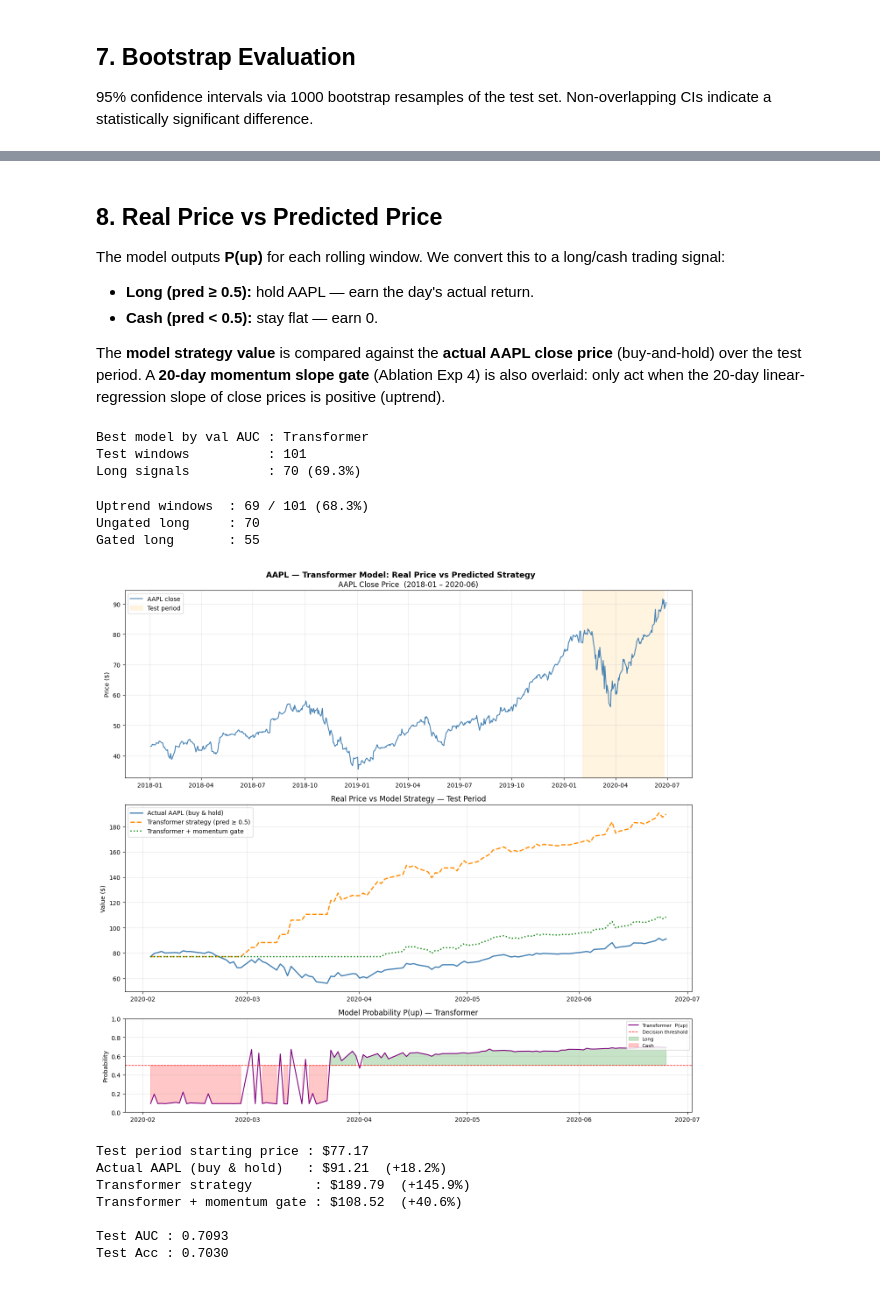
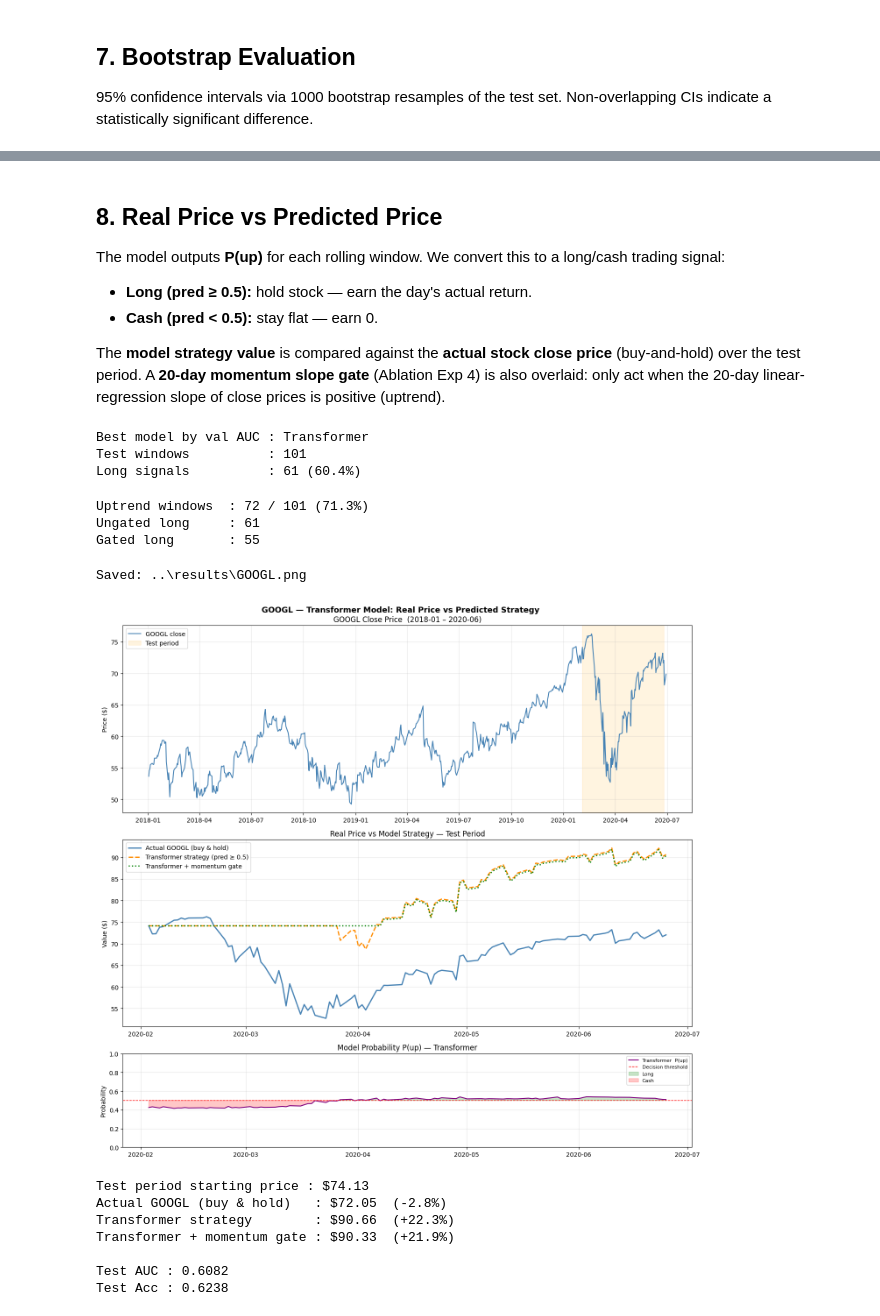
Before and after one commit to Plouc314/quant-sentiment-score, a Jupyter notebook: notebooks/CompletePipeline.ipynb, the cells around one changed output, grey strips where cells are left out. Cells and saved outputs as stored; diff of their text form; code cells hidden in the pictures.

```diff
--- a/notebooks/CompletePipeline.ipynb
+++ b/notebooks/CompletePipeline.ipynb
@@ -43,7 +43,7 @@ from sentiment.model import (
     collect_predictions,
 )
 
-TICKER = "AAPL"
+TICKER = "GOOGL"
 START  = pd.Timestamp("2018-01-01", tz="UTC")
 END    = pd.Timestamp("2020-06-30", tz="UTC")
 WINDOW = 64          # best from ablation Exp 1
@@ -106,9 +106,9 @@ for path in sorted(NEWS_DIR.glob("*.parquet")):
     mask = monthly["tickers"].apply(
         lambda t: (TICKER in t) if t is not None else False
     )
-    aapl = monthly[mask]
-    if not aapl.empty:
-        article_rows.append(aapl)
+    stock = monthly[mask]
+    if not stock.empty:
+        article_rows.append(stock)
 
 if article_rows:
     news_df = pd.concat(article_rows, ignore_index=True)
@@ -117,7 +117,7 @@ if article_rows:
         (news_df["publish_date"] >= START_DATE) &
         (news_df["publish_date"] <= END_DATE)
     ].reset_index(drop=True)
-    print(f"AAPL articles : {len(news_df)}")
+    print(f"stock articles : {len(news_df)}")
     print(f"Date range    : {news_df['publish_date'].min()} → {news_df['publish_date'].max()}")
     monthly_counts = (
         news_df.groupby(news_df["publish_date"].apply(lambda d: d.strftime("%Y-%m")))
@@ -127,5 +127,5 @@ if article_rows:
     print(monthly_counts.to_string())
 else:
     news_df = pd.DataFrame()
-    print("No AAPL articles found — sentiment features will be zero vectors")
+    print("No stock articles found — sentiment features will be zero vectors")
 # %% [output]
@@ -455,10 +461,10 @@ plt.show()
 The model outputs **P(up)** for each rolling window.  We convert this to a
 long/cash trading signal:
 
-- **Long (pred ≥ 0.5):** hold AAPL — earn the day's actual return.
+- **Long (pred ≥ 0.5):** hold stock — earn the day's actual return.
 - **Cash (pred < 0.5):** stay flat — earn 0.
 
-The **model strategy value** is compared against the **actual AAPL close price**
+The **model strategy value** is compared against the **actual stock close price**
 (buy-and-hold) over the test period.  A **20-day momentum slope gate** (Ablation
 Exp 4) is also overlaid: only act when the 20-day linear-regression slope of
 close prices is positive (uptrend).
@@ -479,7 +485,7 @@ print(f"Long signals          : {preds.sum()} ({preds.mean():.1%})")
 # %% [output]
 Best model by val AUC : Transformer
 Test windows          : 101
-Long signals          : 70 (69.3%)
+Long signals          : 61 (60.4%)
 # %%
 # Momentum slope gate — Ablation Exp 4
 # Only act on model signal when 20-day slope is positive (uptrend).
@@ -510,8 +516,8 @@ print(f"Uptrend windows  : {uptrend_mask.sum()} / {len(uptrend_mask)} ({uptrend_
 print(f"Ungated long     : {preds.sum()}")
 print(f"Gated long       : {preds_gated.sum()}")
 # %% [output]
-Uptrend windows  : 69 / 101 (68.3%)
-Ungated long     : 70
+Uptrend windows  : 72 / 101 (71.3%)
+Ungated long     : 61
 Gated long       : 55
 # %%
 # Price series aligned to test window dates
@@ -528,23 +534,23 @@ full_close = close_series  # for context panel
 fig, axes = plt.subplots(3, 1, figsize=(14, 13),
                           gridspec_kw={"height_ratios": [2, 2, 1]})
 fig.suptitle(
-    f"AAPL — {best_name} Model: Real Price vs Predicted Strategy",
+    f"{TICKER} — {best_name} Model: Real Price vs Predicted Strategy",
     fontsize=13, fontweight="bold"
 )
 
-# Panel 1: full AAPL close price with test period shaded
+# Panel 1: full stock close price with test period shaded
 axes[0].plot(full_close.index, full_close.values, color="steelblue",
-             linewidth=1.5, label="AAPL close")
+             linewidth=1.5, label=f"{TICKER} close")
 axes[0].axvspan(actual_test_prices.index[0], actual_test_prices.index[-1],
                 alpha=0.12, color="orange", label="Test period")
-axes[0].set_title("AAPL Close Price  (2018-01 – 2020-06)")
+axes[0].set_title(f"{TICKER} Close Price  (2018-01 – 2020-06)")
 axes[0].set_ylabel("Price ($)")
 axes[0].legend(loc="upper left")
 axes[0].grid(True, alpha=0.3)
 
 # Panel 2: actual price vs strategy values in test period
 axes[1].plot(actual_test_prices.index, actual_vals, color="steelblue",
-             linewidth=2, label="Actual AAPL (buy & hold)")
+             linewidth=2, label=f"Actual {TICKER} (buy & hold)")
 axes[1].plot(actual_test_prices.index, strat_vals, color="darkorange",
              linewidth=2, linestyle="--",
              label=f"{best_name} strategy (pred ≥ 0.5)")
@@ -564,39 +570,48 @@ axes[2].axhline(0.5, color="red", linestyle="--", linewidth=1,
 axes[2].fill_between(
     actual_test_prices.index, 0.5, best_probs,
     where=(best_probs >= 0.5), alpha=0.22, color="green", label="Long"
 )
 axes[2].fill_between(
     actual_test_prices.index, best_probs, 0.5,
     where=(best_probs < 0.5), alpha=0.22, color="red", label="Cash"
 )
 axes[2].set_ylim(0, 1)
 axes[2].set_title(f"Model Probability P(up) — {best_name}")
 axes[2].set_ylabel("Probability")
 axes[2].legend(loc="upper right", fontsize=8)
 axes[2].grid(True, alpha=0.3)
 
 plt.tight_layout()
+
+# Save to results/<TICKER>.png
+results_dir = Path("../results")
+results_dir.mkdir(exist_ok=True)
+out_path = results_dir / f"{TICKER}.png"
+fig.savefig(out_path, dpi=150, bbox_inches="tight")
+print(f"Saved: {out_path}")
+
 plt.show()
 
 # Performance summary
 ret_actual = (actual_vals[-1] / p0 - 1) * 100
 ret_strat  = (strat_vals[-1]  / p0 - 1) * 100
 ret_gated  = (gated_vals[-1]  / p0 - 1) * 100
 test_auc   = float(roc_auc_score(targets_arr, best_probs))
 test_acc   = float(accuracy_score(targets_arr, preds))
 
 print(f"\nTest period starting price : ${p0:.2f}")
-print(f"Actual AAPL (buy & hold)   : ${actual_vals[-1]:.2f}  ({ret_actual:+.1f}%)")
+print(f"Actual {TICKER} (buy & hold)   : ${actual_vals[-1]:.2f}  ({ret_actual:+.1f}%)")
 print(f"{best_name} strategy        : ${strat_vals[-1]:.2f}  ({ret_strat:+.1f}%)")
 print(f"{best_name} + momentum gate : ${gated_vals[-1]:.2f}  ({ret_gated:+.1f}%)")
 print(f"\nTest AUC : {test_auc:.4f}")
 print(f"Test Acc : {test_acc:.4f}")
 # %% [output]
+Saved: ..\results\GOOGL.png
-[figure, old version]
+[figure, new version]
-Test period starting price : $77.17
-Actual AAPL (buy & hold)   : $91.21  (+18.2%)
-Transformer strategy        : $189.79  (+145.9%)
-Transformer + momentum gate : $108.52  (+40.6%)
-
-Test AUC : 0.7093
-Test Acc : 0.7030
+Test period starting price : $74.13
+Actual GOOGL (buy & hold)   : $72.05  (-2.8%)
+Transformer strategy        : $90.66  (+22.3%)
+Transformer + momentum gate : $90.33  (+21.9%)
+
+Test AUC : 0.6082
+Test Acc : 0.6238
```
Also changed, not shown: parts of 16 cells of this notebook, 4 other files.
